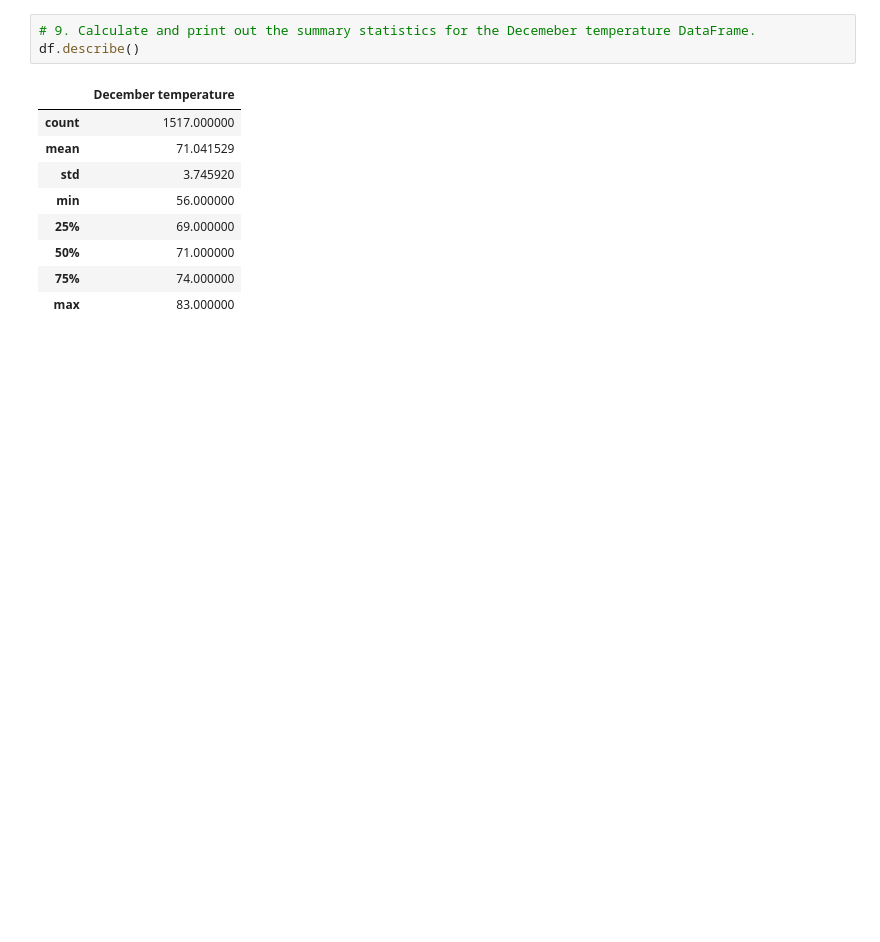
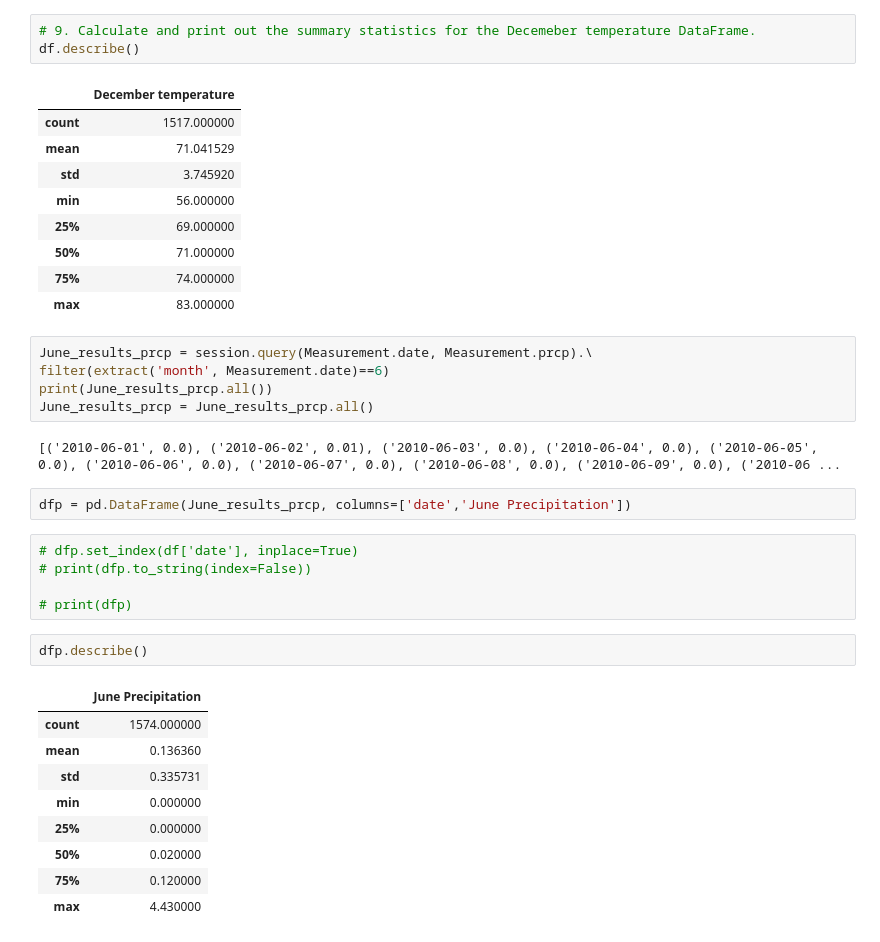
Before and after one commit to PDob02/surfs_up, a Jupyter notebook: SurfsUp_Challenge.ipynb, the cells around one changed output. Drawn from its saved outputs; the diff is of its cells as text; blank space fills up the shorter version.

```diff
--- a/SurfsUp_Challenge.ipynb
+++ b/SurfsUp_Challenge.ipynb
@@ -147,3 +147,29 @@ df.describe()
 | 50% | 71.000000 |
 | 75% | 74.000000 |
 | max | 83.000000 |
+# %%
+June_results_prcp = session.query(Measurement.date, Measurement.prcp).\
+filter(extract('month', Measurement.date)==6)
+print(June_results_prcp.all())
+June_results_prcp = June_results_prcp.all()
+# %% [output]
+[('2010-06-01', 0.0), ('2010-06-02', 0.01), ('2010-06-03', 0.0), ('2010-06-04', 0.0), ('2010-06-05', 0.0), ('2010-06-06', 0.0), ('2010-06-07', 0.0), ('2010-06-08', 0.0), ('2010-06-09', 0.0), ('2010-06 ...
+# %%
+dfp = pd.DataFrame(June_results_prcp, columns=['date','June Precipitation'])
+# %%
+# dfp.set_index(df['date'], inplace=True)
+# print(dfp.to_string(index=False))
+
+# print(dfp)
+# %%
+dfp.describe()
+# %% [output]
+|  | June Precipitation |
+| count | 1574.000000 |
+| mean | 0.136360 |
+| std | 0.335731 |
+| min | 0.000000 |
+| 25% | 0.000000 |
+| 50% | 0.020000 |
+| 75% | 0.120000 |
+| max | 4.430000 |
```
Also changed, not shown: parts of 4 cells of this notebook, 3 other files.
